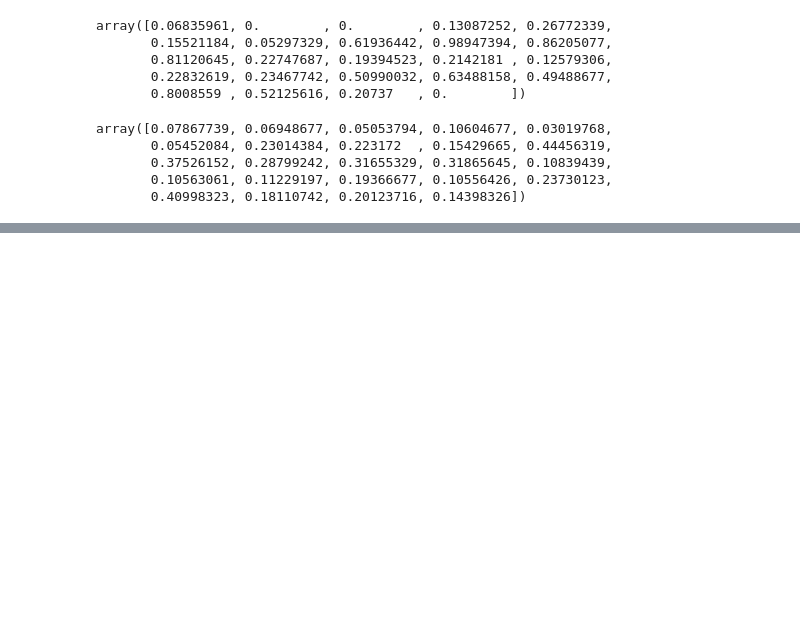
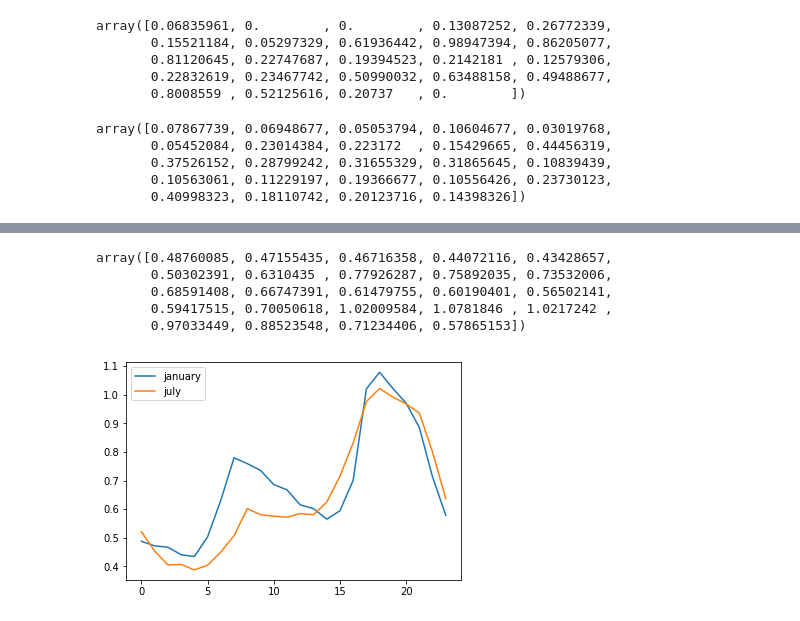
Before and after one commit to BuildingDecarb/URAP_2020, a Jupyter notebook: LoadBalanceGraphing.ipynb, the cells around one changed output, grey strips where cells are left out. Saved outputs shown, nothing was run; the diff lists cells and outputs as text; code cells hidden in the pictures; blank space fills up the shorter version.

Commit message:
load balance python notebook

```diff
--- a/LoadBalanceGraphing.ipynb
+++ b/LoadBalanceGraphing.ipynb
@@ -131,0 +283,10 @@ plt.plot(temp)
+# %%
+# obtaining the total - poolpump values
+#pge_0_1_raw
+#pge_1_2_raw
+#pge_2_3_raw
+#pge_3_4_raw
+#pge_0_1_raw
+pge_5_6_raw = pd.read_csv("AnonymizedData/pge-res-PGFG-res_misc-noKW-nonCare-0.5_0.6.csv")
+pge_5_6_raw
+#pge_5_6_raw['total_minus_poolpump'] = (pge_5_6_raw['total'] - pge_5_6_raw['poolpump'] - pge_5_6_raw['cooling']) / 15142
@@ -131,0 +312,36 @@ plt.plot(temp)
+# %%
+def average_anonymous_5_6(month, year, ):  # pass in month as integer
+    assert month >= 1 and month <= 24
+
+    first_hour_of_month = hour_bounds_by_month(month, year)[0]
+    last_hour_of_month = hour_bounds_by_month(month, year)[1]
+    pge_5_6 = pge_5_6_raw.loc[first_hour_of_month:last_hour_of_month, 'total_minus_poolpump'].to_frame()
+
+    average_loads = np.zeros(24)
+    hour_count = 0
+    for i in pge_5_6.values:
+        if hour_count > 23:
+            hour_count = 0
+
+        average_loads[hour_count] += i[0]
+        hour_count += 1
+
+    num_days_in_month = ((last_hour_of_month+1)-first_hour_of_month) / 24
+    return np.divide(average_loads, num_days_in_month)
+
+average_anonymous_5_6(1, 2019)
+# %% [output]
+array([0.48760085, 0.47155435, 0.46716358, 0.44072116, 0.43428657,
+       0.50302391, 0.6310435 , 0.77926287, 0.75892035, 0.73532006,
+       0.68591408, 0.66747391, 0.61479755, 0.60190401, 0.56502141,
+       0.59417515, 0.70050618, 1.02009584, 1.0781846 , 1.0217242 ,
+       0.97033449, 0.88523548, 0.71234406, 0.57865153])
+# %%
+temp1 = average_anonymous_5_6(1, 2019)
+temp7 = average_anonymous_5_6(7, 2019)  # month, year
+plt.plot(temp1, label = "january")
+plt.plot(temp7, label = "july")
+plt.legend()
+plt.show()
+# %% [output]
+[figure, added]
```
Also changed, not shown: parts of 12 cells of this notebook.
